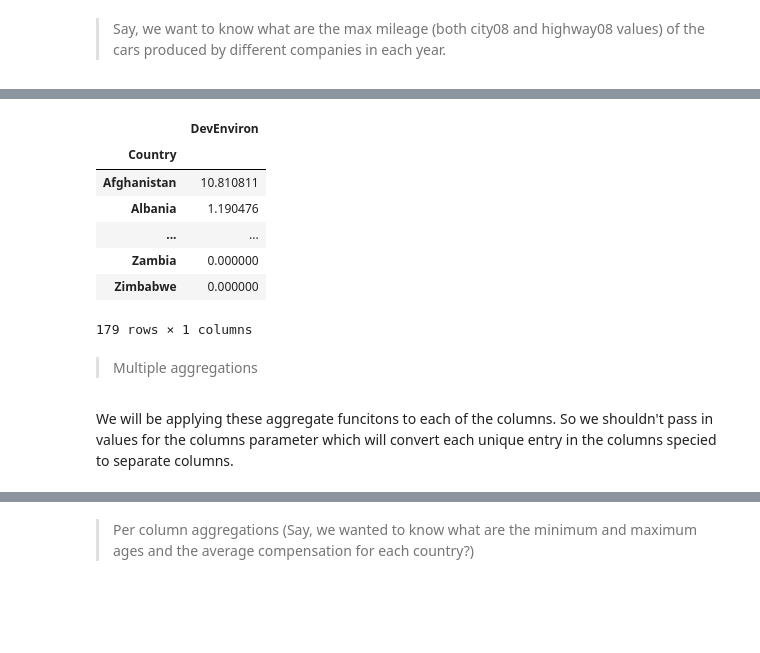
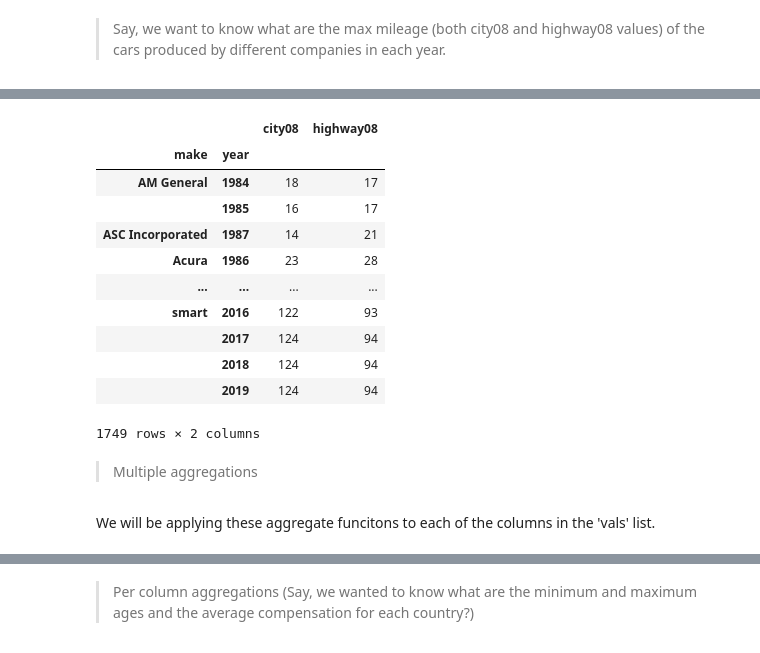
Before and after one commit to AindreaAjax/ML_Introduction, a Jupyter notebook: Pandas/04_DataFrames.ipynb, the cells around one changed output, grey strips where cells are left out. Cells and saved outputs as stored; diff of their text form; code cells hidden in the pictures; blank space fills up the shorter version.

```diff
--- a/Pandas/04_DataFrames.ipynb
+++ b/Pandas/04_DataFrames.ipynb
@@ -887,20 +973,26 @@ In this case we still want country in the index, but we only want a single colum
-# %%
-dev_survey.pivot_table(index="Country", values="DevEnviron", aggfunc=emacs_per)
-# %% [output]
-|  | DevEnviron |
-| Country |  |
-| Afghanistan | 10.810811 |
-| Albania | 1.190476 |
-| ... | ... |
-| Zambia | 0.000000 |
-| Zimbabwe | 0.000000 |
-179 rows × 1 columns
+# %%
+# if we wanted to see how the max mileage evolved across the years for each manufacturer we can do,
+max_mpg_manufac_year = vehicles.pivot_table(index=["make", "year"], values=["city08", "highway08"], fill_value=0, aggfunc="max")
+max_mpg_manufac_year
+# %% [output]
+|  |  | city08 | highway08 |
+| make | year |  |  |
+| AM General | 1984 | 18 | 17 |
+|  | 1985 | 16 | 17 |
+| ASC Incorporated | 1987 | 14 | 21 |
+| Acura | 1986 | 23 | 28 |
+| ... | ... | ... | ... |
+| smart | 2016 | 122 | 93 |
+|  | 2017 | 124 | 94 |
+|  | 2018 | 124 | 94 |
+|  | 2019 | 124 | 94 |
+1749 rows × 2 columns
 # %% [markdown]
 > Multiple aggregations
 # %%
 vals = dev_survey.select_dtypes("float64", "int64").columns.to_list()
 # %% [markdown]
-We will be applying these aggregate funcitons to each of the columns. So we shouldn't pass in values for the columns parameter which will convert each unique entry in the columns specied to separate columns.
+We will be applying these aggregate funcitons to each of the columns in the 'vals' list.
 # %%
 dev_survey.pivot_table(index="Country", values=vals, aggfunc=["max", "min"])
 # %% [output]
```
Also changed, not shown: parts of 36 cells of this notebook, 3 other files.
